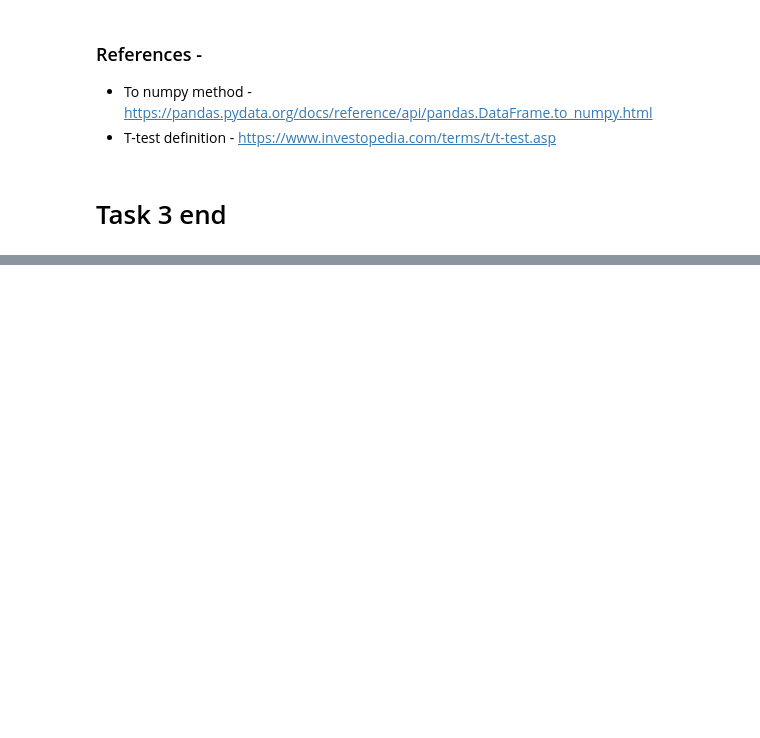
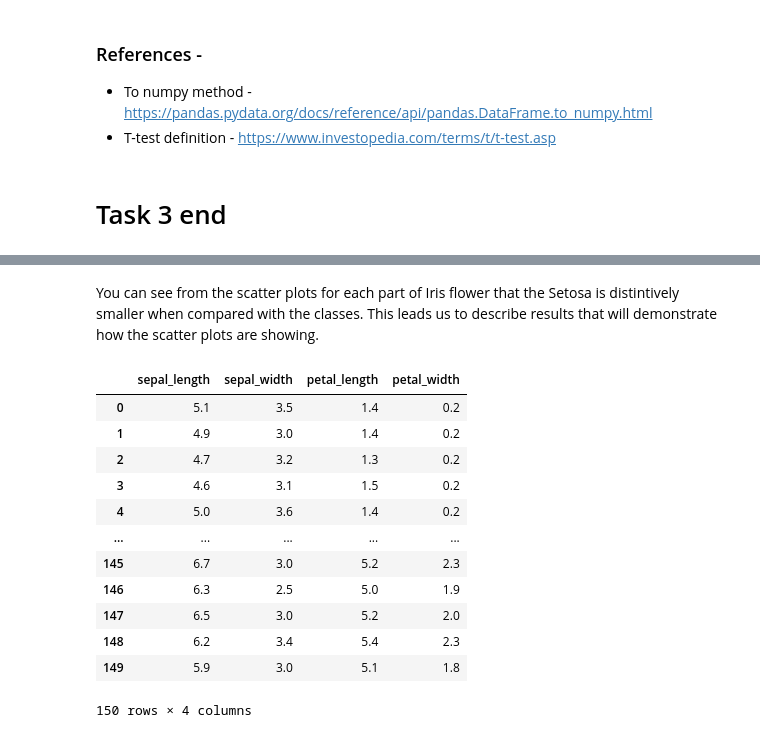
Before and after one commit to G00232918/machine_learning_and_stats, a Jupyter notebook: tasks.ipynb, the cells around one changed output, grey strips where cells are left out. Drawn from its saved outputs; the diff is of its cells as text; code cells hidden in the pictures; blank space fills up the shorter version.

```diff
--- a/tasks.ipynb
+++ b/tasks.ipynb
@@ -248,0 +299,24 @@ P-Value -  The p-value is very small (4.897e-16), indicating strong evidence aga
+# %% [markdown]
+You can see from the scatter plots for each part of Iris flower that the Setosa is distintively smaller when compared with the classes. This leads us to describe results that will demonstrate how the scatter plots are showing.
+# %%
+# To check is the setosa easy to separate I wil use the K nearest neighbours algorithm.
+
+# Firstly define the X-values.
+
+X = df[['sepal_length', 'sepal_width', 'petal_length', 'petal_width']]
+
+X
+# %% [output]
+|  | sepal_length | sepal_width | petal_length | petal_width |
+| 0 | 5.1 | 3.5 | 1.4 | 0.2 |
+| 1 | 4.9 | 3.0 | 1.4 | 0.2 |
+| 2 | 4.7 | 3.2 | 1.3 | 0.2 |
+| 3 | 4.6 | 3.1 | 1.5 | 0.2 |
+| 4 | 5.0 | 3.6 | 1.4 | 0.2 |
+| ... | ... | ... | ... | ... |
+| 145 | 6.7 | 3.0 | 5.2 | 2.3 |
+| 146 | 6.3 | 2.5 | 5.0 | 1.9 |
+| 147 | 6.5 | 3.0 | 5.2 | 2.0 |
+| 148 | 6.2 | 3.4 | 5.4 | 2.3 |
+| 149 | 5.9 | 3.0 | 5.1 | 1.8 |
+150 rows × 4 columns
```
Also changed, not shown: parts of 27 cells of this notebook, 2 other files.
